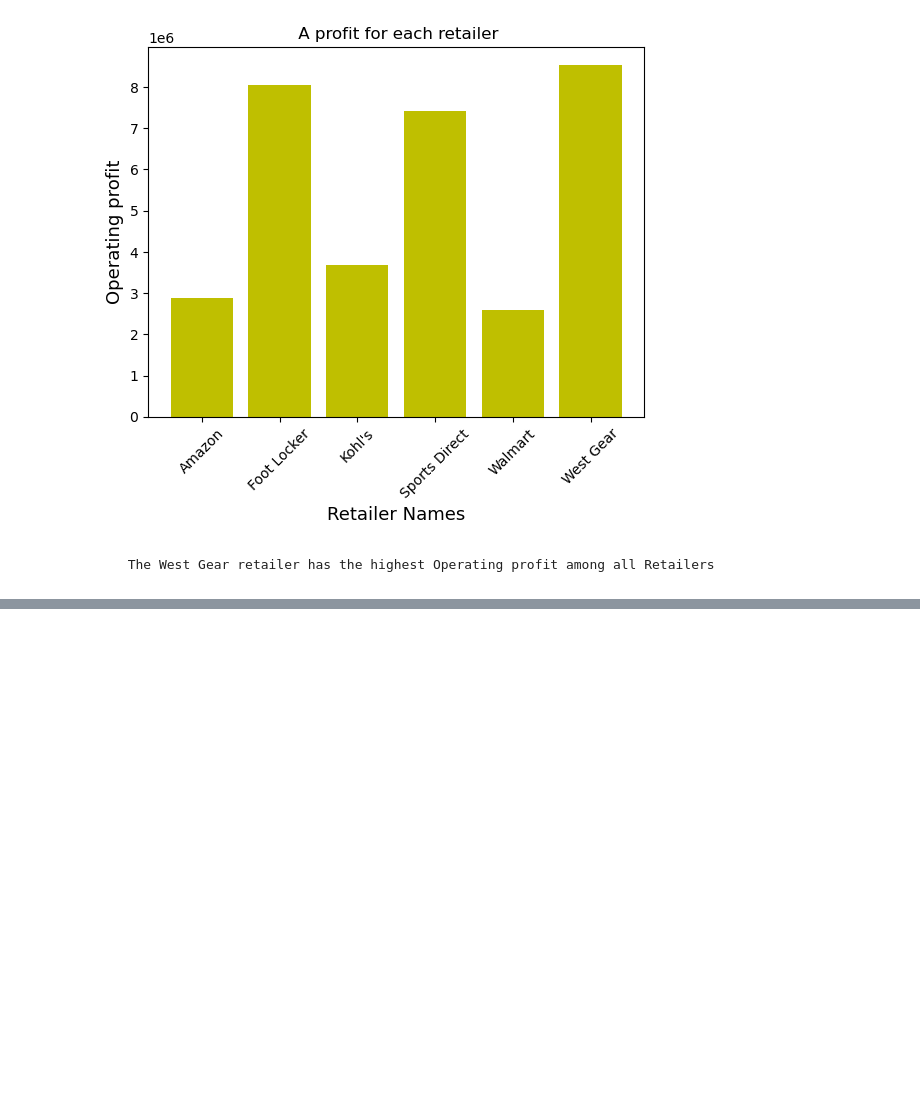
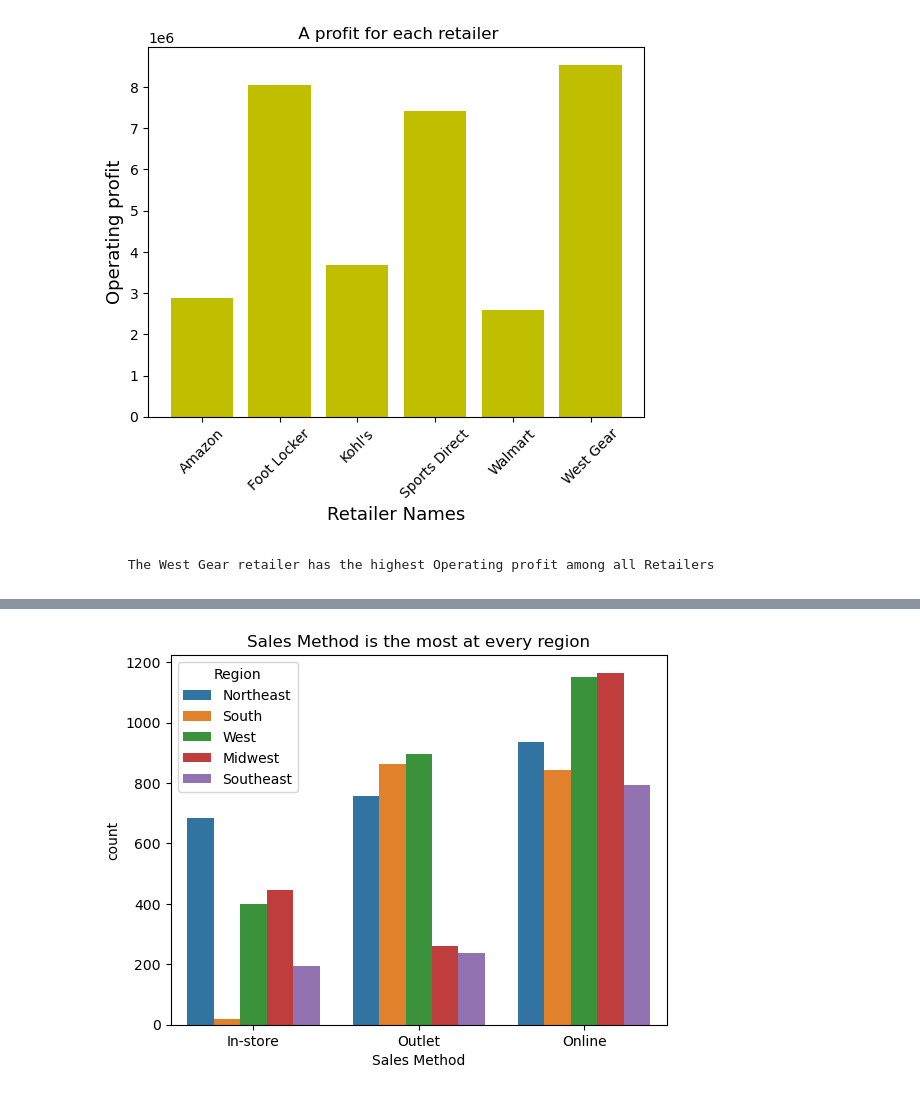
Before and after one commit to ibrahimFoud/project, a Jupyter notebook: cleaning.ipynb, the cells around one changed output, grey strips where cells are left out. Cells and saved outputs as stored; diff of their text form; code cells hidden in the pictures; blank space fills up the shorter version.

```diff
--- a/cleaning.ipynb
+++ b/cleaning.ipynb
@@ -536,0 +584,6 @@ plt.show()
+# %%
+sns.countplot(data = data , x = "Sales Method" , hue = "Region" )
+plt.title("Sales Method is the most at every region")
+plt.show()
+# %% [output]
+[figure, added]
```
Also changed, not shown: parts of 7 cells of this notebook.
